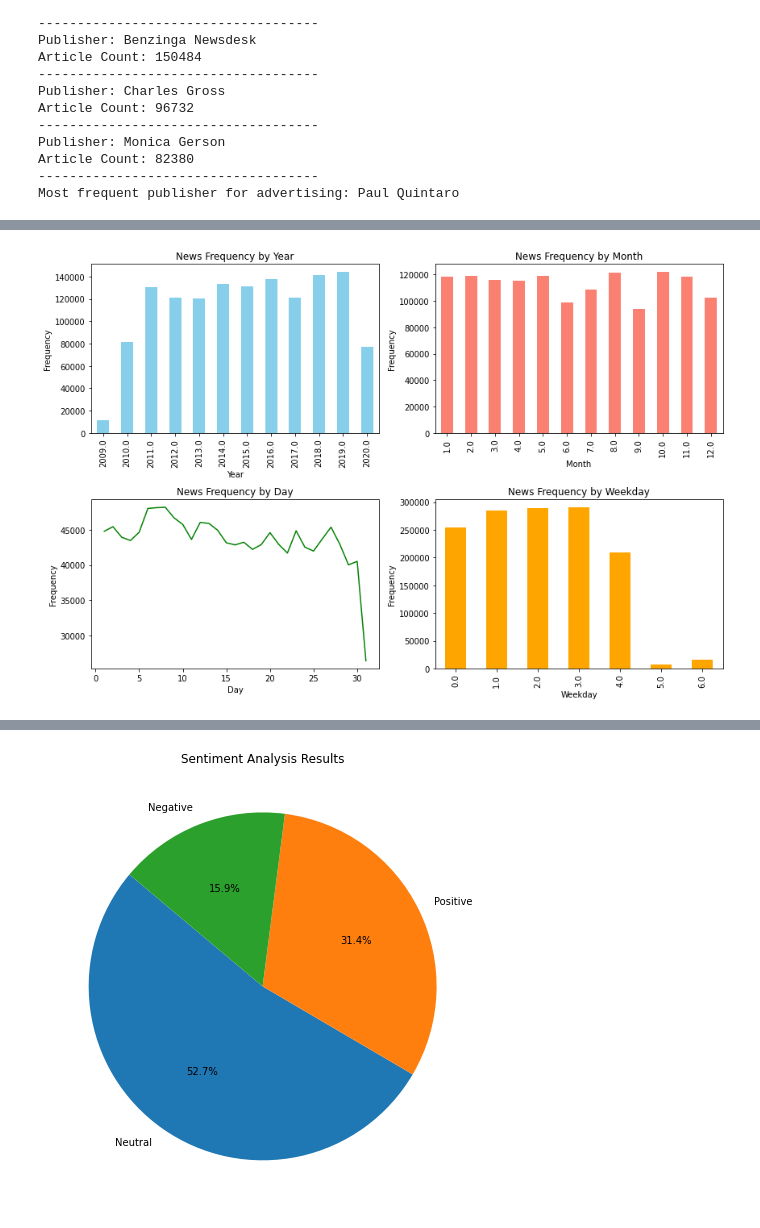
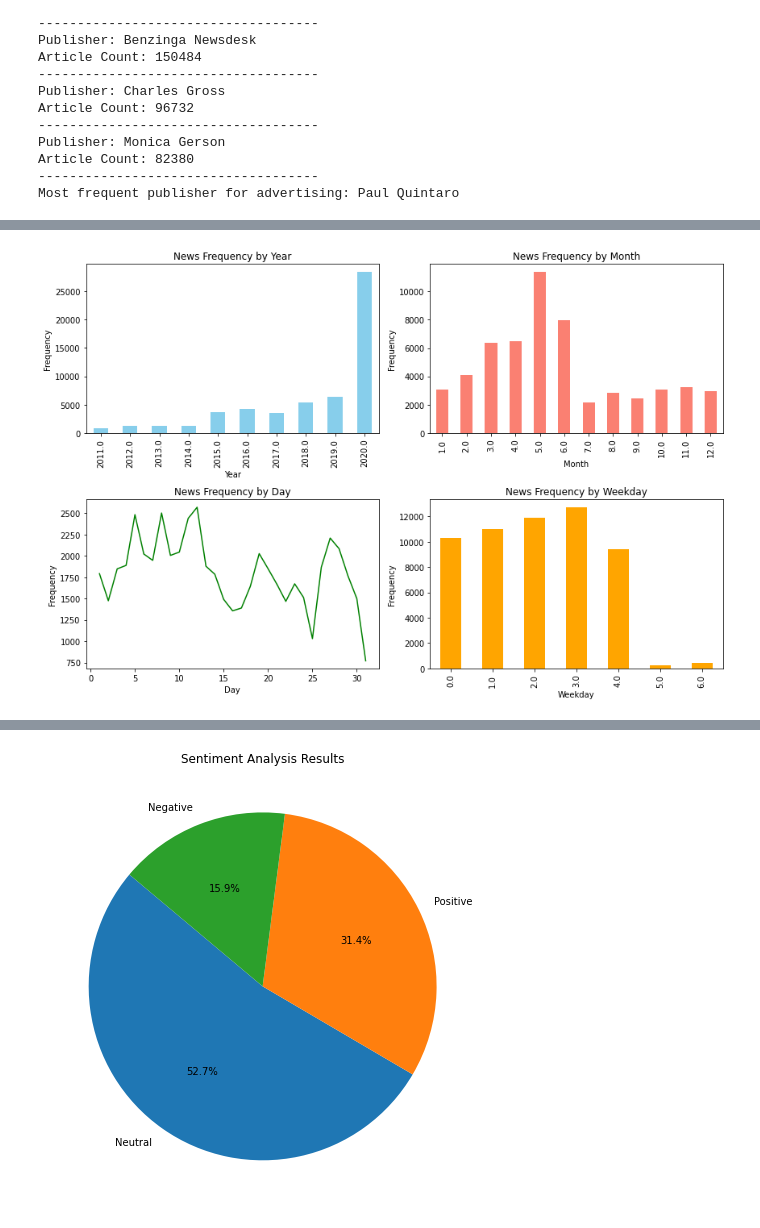
Before and after one commit to Yaadee/Finance_Data_Analysis, a Jupyter notebook: notebooks/Financial_EDA.ipynb, the cells around one changed output, grey strips where cells are left out. Cells and saved outputs as stored; diff of their text form; code cells hidden in the pictures.

```diff
--- a/notebooks/Financial_EDA.ipynb
+++ b/notebooks/Financial_EDA.ipynb
@@ -156,51 +177,58 @@ Index(['Unnamed: 0', 'headline', 'url', 'publisher', 'date', 'stock',
 # %%
 # Check if the 'date' column exists in the DataFrame
 if 'date' in df.columns:
-    # Convert the 'date' column to datetime format with the correct format
-    df['date'] = pd.to_datetime(df['date'], errors='coerce', format='%Y-%m-%d %H:%M:%S')
+    # Create a new DataFrame to avoid altering the original one
+    df_processed = df.copy()
 
-    # Extract relevant date components for analysis
-    df['year'] = df['date'].dt.year
-    df['month'] = df['date'].dt.month
-    df['day'] = df['date'].dt.day
-    df['weekday'] = df['date'].dt.weekday
+    # Convert 'date' column to datetime format
+    df_processed['date'] = pd.to_datetime(df['date'], errors='coerce')
 
-    # Analyze trends over time, such as news frequency by year, month, day, and weekday
-    news_frequency_by_year = df['year'].value_counts().sort_index()
-    news_frequency_by_month = df.groupby('month').size()
-    news_frequency_by_day = df.groupby('day').size()
-    news_frequency_by_weekday = df.groupby('weekday').size()
+    # Check if conversion was successful
+    if pd.api.types.is_datetime64_ns_dtype(df_processed['date']):
+        # Extract relevant date components for analysis
+        df_processed['year'] = df_processed['date'].dt.year
+        df_processed['month'] = df_processed['date'].dt.month
+        df_processed['day'] = df_processed['date'].dt.day
+        df_processed['weekday'] = df_processed['date'].dt.weekday
 
-    # Plotting news frequency trends over time
-    plt.figure(figsize=(12, 8))
+        # Analyze trends over time, such as news frequency by year, month, day, and weekday
+        news_frequency_by_year = df_processed['year'].value_counts().sort_index()
+        news_frequency_by_month = df_processed.groupby('month').size()
+        news_frequency_by_day = df_processed.groupby('day').size()
+        news_frequency_by_weekday = df_processed.groupby('weekday').size()
 
-    plt.subplot(2, 2, 1)
-    news_frequency_by_year.plot(kind='bar', color='skyblue')
-    plt.title('News Frequency by Year')
-    plt.xlabel('Year')
-    plt.ylabel('Frequency')
+        # Plotting news frequency trends over time
+        plt.figure(figsize=(12, 8))
 
-    plt.subplot(2, 2, 2)
-    news_frequency_by_month.plot(kind='bar', color='salmon')
-    plt.title('News Frequency by Month')
-    plt.xlabel('Month')
-    plt.ylabel('Frequency')
+        plt.subplot(2, 2, 1)
+        news_frequency_by_year.plot(kind='bar', color='skyblue')
+        plt.title('News Frequency by Year')
+        plt.xlabel('Year')
+        plt.ylabel('Frequency')
 
-    plt.subplot(2, 2, 3)
-    news_frequency_by_day.plot(kind='line', color='green')
-    plt.title('News Frequency by Day')
-    plt.xlabel('Day')
-    plt.ylabel('Frequency')
+        plt.subplot(2, 2, 2)
+        news_frequency_by_month.plot(kind='bar', color='salmon')
+        plt.title('News Frequency by Month')
+        plt.xlabel('Month')
+        plt.ylabel('Frequency')
 
-    plt.subplot(2, 2, 4)
-    news_frequency_by_weekday.plot(kind='bar', color='orange')
-    plt.title('News Frequency by Weekday')
-    plt.xlabel('Weekday')
-    plt.ylabel('Frequency')
+        plt.subplot(2, 2, 3)
+        news_frequency_by_day.plot(kind='line', color='green')
+        plt.title('News Frequency by Day')
+        plt.xlabel('Day')
+        plt.ylabel('Frequency')
 
-    plt.tight_layout()
-    plt.show()
+        plt.subplot(2, 2, 4)
+        news_frequency_by_weekday.plot(kind='bar', color='orange')
+        plt.title('News Frequency by Weekday')
+        plt.xlabel('Weekday')
+        plt.ylabel('Frequency')
+
+        plt.tight_layout()
+        plt.show()
+    else:
+        print("Error: Conversion of 'date' column to datetime format failed.")
 else:
     print("Error: 'date' column not found in the DataFrame.")
 # %% [output]
-[figure, old version]
+[figure, new version]
```
Also changed, not shown: parts of 34 cells of this notebook, 1 other file.
